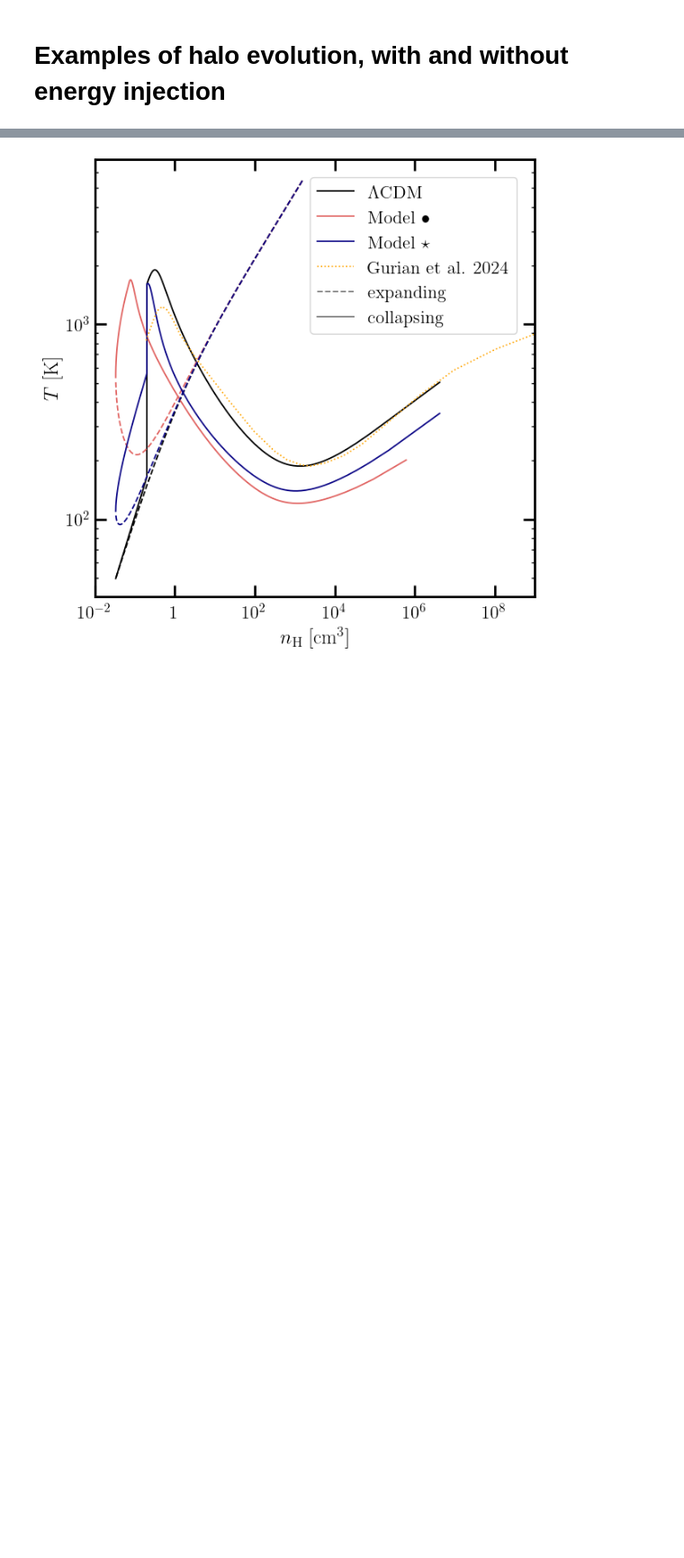
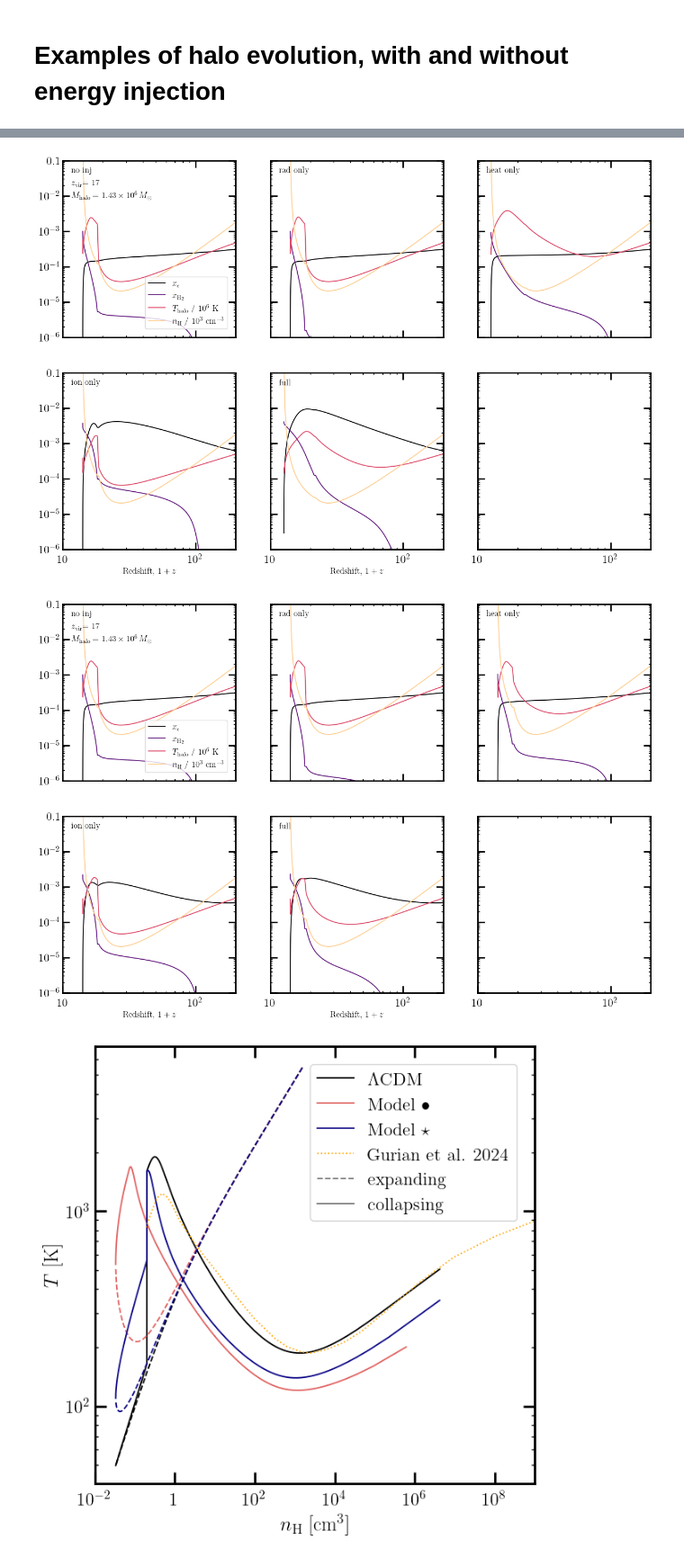
Before and after one commit to wenzerq/DarkHistory, a Jupyter notebook: H2_cooling/DCBH.ipynb, the cells around one changed output, grey strips where cells are left out. Shown at 90% size. Saved outputs shown, nothing was run; the diff lists cells and outputs as text; code cells hidden in the pictures; blank space fills up the shorter version.

Commit message:
added options to isolate different effects

```diff
--- a/H2_cooling/DCBH.ipynb
+++ b/H2_cooling/DCBH.ipynb
@@ -198,3 +268,43 @@ for key in DH_data.keys():
+# %%
+%autoreload
+# Isolate the different injection effects
+
+cmap = cm.magma(np.linspace(0,0.9,4))
+
+for key in ['fast','slow']: #DH_data.keys():
+    # Make a new figure
+    fig, ax = plt.subplots(2, 3, figsize=(15,10), sharex=True, sharey=True)
+    ax = ax.flatten()
+
+    for ii, opt in enumerate(inj_options):
+        # Get rid of discontinuity
+        discont_mask = np.ones_like(halo_data[key][opt]['t'], dtype='bool')
+
+        ax[ii].loglog()
+        ax[ii].plot(halo_data[key][opt]['t'][discont_mask], halo_data[key][opt]['y'][0][discont_mask],
+                    linewidth=1.3,color=cmap[0], label=r'$x_e$')
+        ax[ii].plot(halo_data[key][opt]['t'][discont_mask], halo_data[key][opt]['y'][1][discont_mask],
+                    linewidth=1.3,color=cmap[1], label=r'$x_{\mathrm{H}_2}$')
+        ax[ii].plot(halo_data[key][opt]['t'][discont_mask], halo_data[key][opt]['y'][2][discont_mask] / phys.kB / 1e6,
+                    linewidth=1.3,color=cmap[2], label=r'$T_\mathrm{halo}$ / 10$^6$ K')
+        ax[ii].plot(halo_data[key][opt]['t'][discont_mask], halo_data[key][opt]['y'][3][discont_mask] / 1e3,
+                    linewidth=1.3,color=cmap[3], label=r'$n_\mathrm{H}$ / 10$^3$ cm$^{-3}$')
+
+        ax[ii].axis([10, 200, 1e-6, 1e-1])
+
+        if ii==0:
+            ax[ii].legend(loc='lower right', fontsize=12)
+            ax[ii].text(0.05, 0.86, r"$z_\mathrm{vir}$"+f"= {rs_vir:.0f}", fontsize=12, transform = ax[ii].transAxes)
+            ax[ii].text(0.05, 0.79, r"$M_\mathrm{halo} = 1.43 \times 10^6 \, M_\odot$", fontsize=12, transform = ax[ii].transAxes)
+        if ii>2:
+            ax[ii].set_xlabel(r'Redshift, $1+z$', fontsize=12)
+        ax[ii].text(0.05, 0.93, opt, fontsize=12, transform = ax[ii].transAxes)
+
+    # plt.savefig(fig_dir+f'halo_effects_comparison_mDM_{mDM:.0f}eV_Tvir_{T_vir(rs_vir, M_halo)/phys.kB:.2E}K.pdf')
+    plt.show()
+# %% [output]
+[figure, added]
+[figure, added]
 # %%
 # Temperature-density relationship compared to simulations/analytic results
 Gurian_fig1 = np.array([
```
Also changed, not shown: parts of 7 cells of this notebook, 1 other file.
